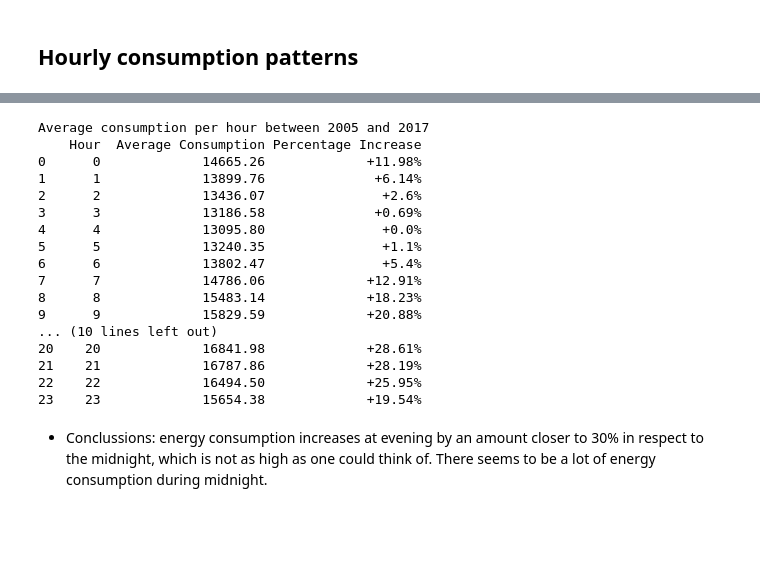
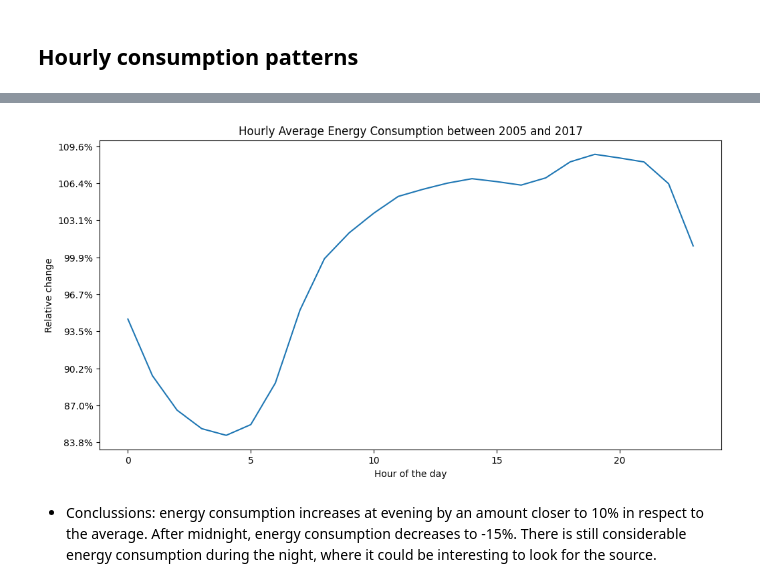
Before and after one commit to anmar36a/Data-Analysis, a Jupyter notebook: Energy_consumption_in_the_US.ipynb, the cells around one changed output, grey strips where cells are left out. Drawn from its saved outputs; the diff is of its cells as text; code cells hidden in the pictures; blank space fills up the shorter version.

```diff
--- a/Energy_consumption_in_the_US.ipynb
+++ b/Energy_consumption_in_the_US.ipynb
@@ -370,44 +366,26 @@ plt.show()
-# %%
-# Display the average energy consumption per hour
-
-# Calculate the average energy consumption per hour
-hourly_avg_aep = df.groupby('Hour')['AEP_MW'].mean()
-
-# Find the minimum average consumption
-min_avg_consumption = hourly_avg_aep.min()
-
-# Create a new DataFrame to store the results
-result_df = pd.DataFrame({'Hour': range(24),
-                         'Average Consumption': hourly_avg_aep.values})
-
-# Calculate the percentage increase with respect to the minimum average consumption
-result_df['Percentage Increase'] = "+" + (((result_df['Average Consumption']
-                                            - min_avg_consumption) / min_avg_consumption)
-                                            * 100).round(2).astype(str) + '%'
-
-# Round the average consumption to 2 decimal places
-result_df['Average Consumption'] = result_df['Average Consumption'].round(2)
-
-# Display the table
-print("Average consumption per hour between 2005 and 2017")
-print(result_df)
-# %% [output]
-Average consumption per hour between 2005 and 2017
-    Hour  Average Consumption Percentage Increase
-0      0             14665.26             +11.98%
-1      1             13899.76              +6.14%
-2      2             13436.07               +2.6%
-3      3             13186.58              +0.69%
-4      4             13095.80               +0.0%
-5      5             13240.35               +1.1%
-6      6             13802.47               +5.4%
-7      7             14786.06             +12.91%
-8      8             15483.14             +18.23%
-9      9             15829.59             +20.88%
-... (10 lines left out)
-20    20             16841.98             +28.61%
-21    21             16787.86             +28.19%
-22    22             16494.50             +25.95%
-23    23             15654.38             +19.54%
+# %%
+# Display the relative average energy consumption per hour
+
+df['Hour'] = df['Datetime'].dt.hour
+
+# Calculate the average consumption for every hour and the average between them
+avg_hour_series = df.groupby('Hour')['AEP_MW'].mean()
+avg_hourly_consumption = np.mean(avg_hour_series)
+
+# Calculate the minimum and maximum for each hour to add more data to the plot
+hour_max_series = df.groupby('Hour')['AEP_MW'].max()
+hour_min_series = df.groupby('Hour')['AEP_MW'].min()
+
+fig, ax = plt.subplots(figsize=(12,6))
+ax.plot(avg_hour_series)
+
+ax.set_title("Hourly Average Energy Consumption between 2005 and 2017")
+ax.set_xlabel("Hour of the day")
+ax.set_ylabel("Relative change")
+
+# Put percentages in the y axis
+ax.yaxis.set_major_formatter(mtick.PercentFormatter(xmax=avg_hourly_consumption))
+# %% [output]
+[figure, added]
 # %% [markdown]
-- Conclussions: energy consumption increases at evening by an amount closer to 30% in respect to the midnight, which is not as high as one could think of. There seems to be a lot of energy consumption during midnight.
+- Conclussions: energy consumption increases at evening by an amount closer to 10% in respect to the average. After midnight, energy consumption decreases to -15%. There is still considerable energy consumption during the night, where it could be interesting to look for the source.
```
Also changed, not shown: parts of 34 cells of this notebook.
